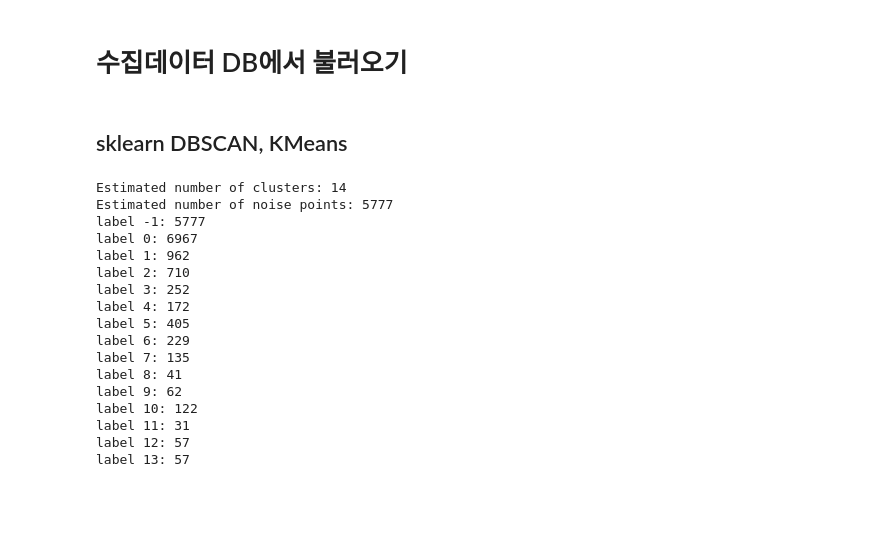
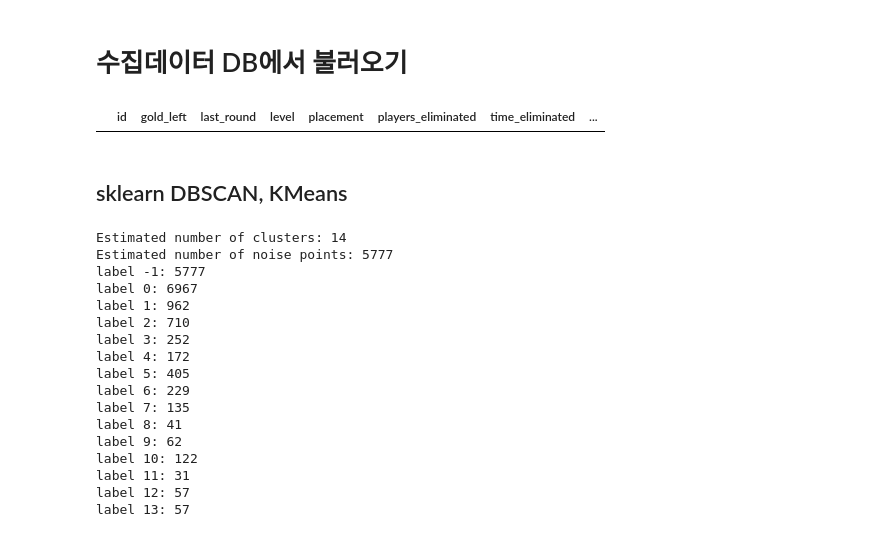
Before and after one commit to dogzz9445/team_fight_tactics_analyze, a Jupyter notebook: Main.ipynb, the cells around one changed output. Saved outputs shown, nothing was run; the diff lists cells and outputs as text; code cells hidden in the pictures; blank space fills up the shorter version.

```diff
--- a/Main.ipynb
+++ b/Main.ipynb
@@ -41,3 +21,7 @@ for idx in myRange(0, len(df_preprocessing), 10000):
+# %%
+df_read
+# %% [output]
+|  | id | gold_left | last_round | level | placement | players_eliminated | time_eliminated | ... |
 # %%
 df_clustering = df.drop(['id',
                        'gold_left',
```
Also changed, not shown: parts of 1 cell of this notebook, 1 other file.
